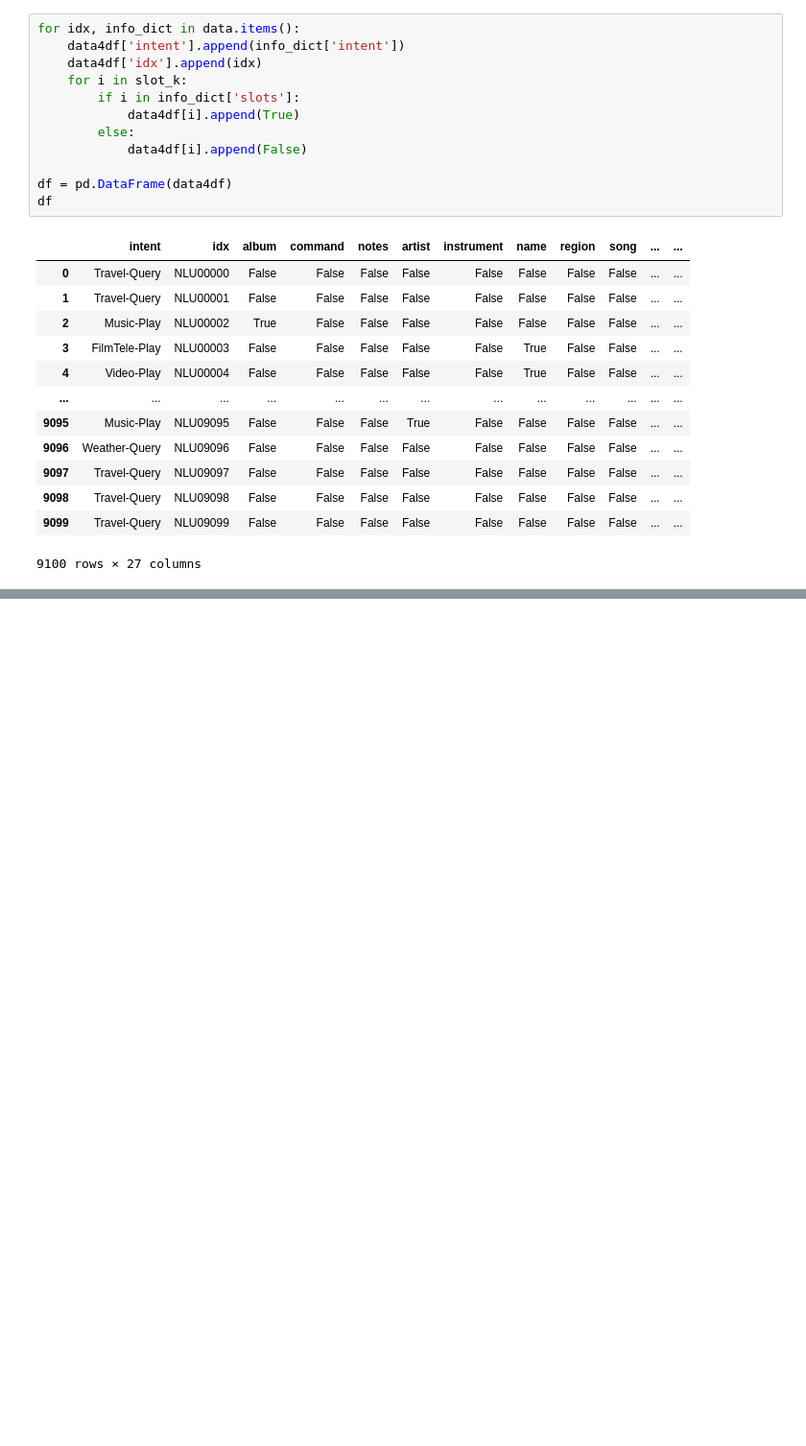
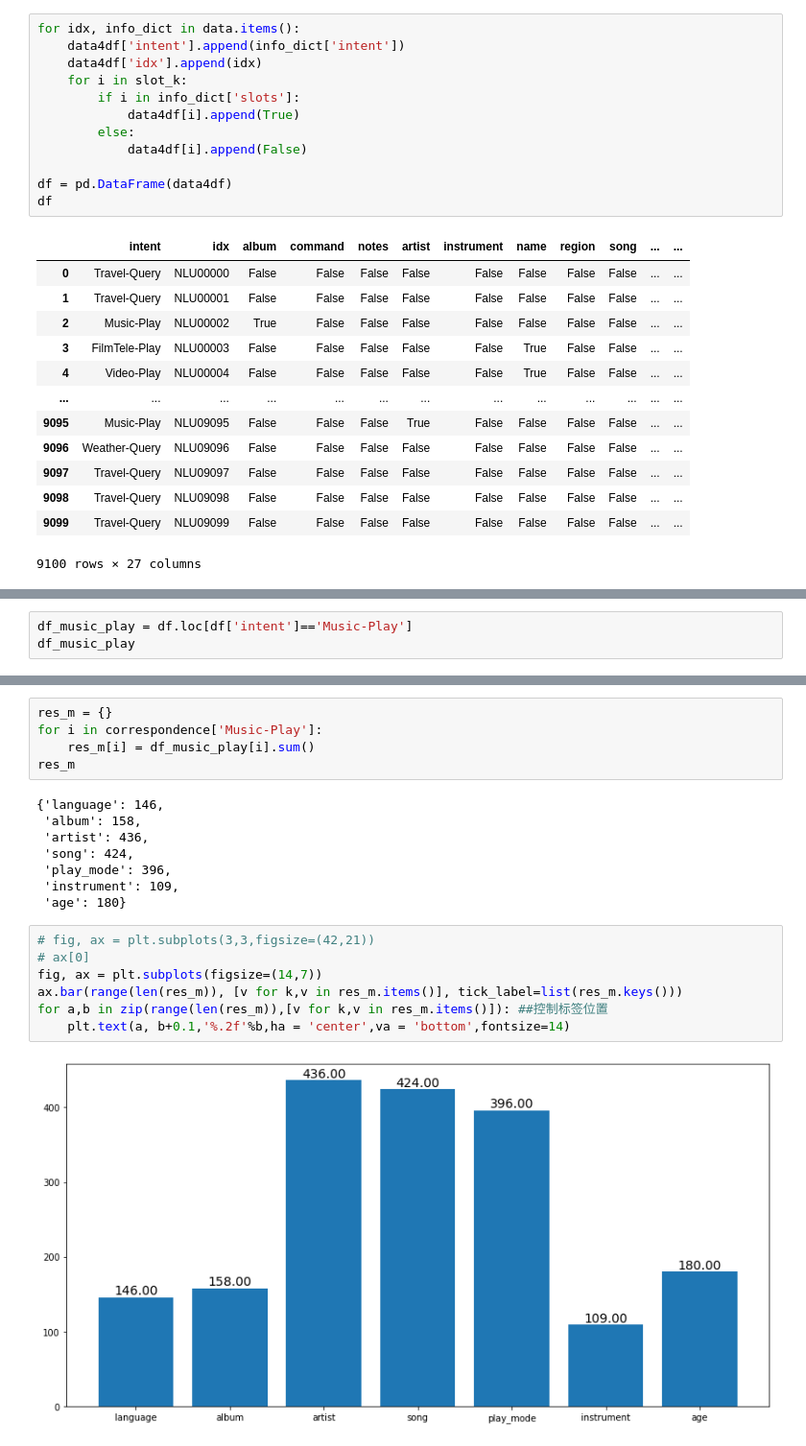
Before and after one commit to EeyoreLee/EarleeNLP, a Jupyter notebook: notebook/d_a.ipynb, the cells around one changed output, grey strips where cells are left out. Shown: that part at 96% size. Drawn from its saved outputs; the diff is of its cells as text; blank space fills up the shorter version.

```diff
--- a/notebook/d_a.ipynb
+++ b/notebook/d_a.ipynb
@@ -139,0 +144,3 @@ df
+# %%
+df_music_play = df.loc[df['intent']=='Music-Play']
+df_music_play
@@ -139,0 +161,22 @@ df
+# %%
+res_m = {}
+for i in correspondence['Music-Play']:
+    res_m[i] = df_music_play[i].sum()
+res_m
+# %% [output]
+{'language': 146,
+ 'album': 158,
+ 'artist': 436,
+ 'song': 424,
+ 'play_mode': 396,
+ 'instrument': 109,
+ 'age': 180}
+# %%
+# fig, ax = plt.subplots(3,3,figsize=(42,21))
+# ax[0]
+fig, ax = plt.subplots(figsize=(14,7))
+ax.bar(range(len(res_m)), [v for k,v in res_m.items()], tick_label=list(res_m.keys()))
+for a,b in zip(range(len(res_m)),[v for k,v in res_m.items()]): ##控制标签位置
+    plt.text(a, b+0.1,'%.2f'%b,ha = 'center',va = 'bottom',fontsize=14)
+# %% [output]
+[figure, added]
```
Also changed, not shown: parts of 2 cells of this notebook, 12 other files.
